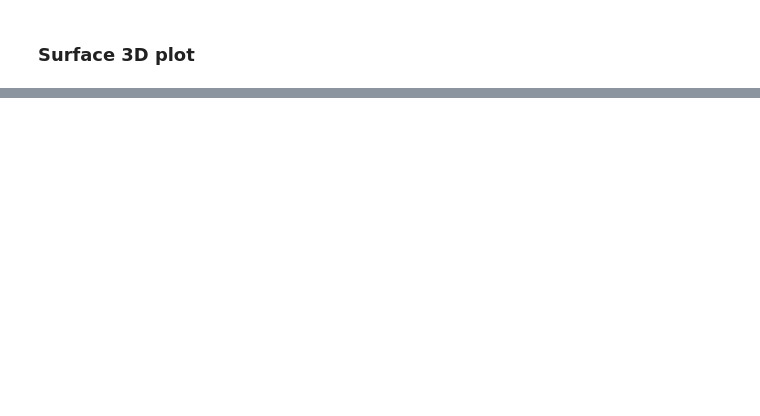
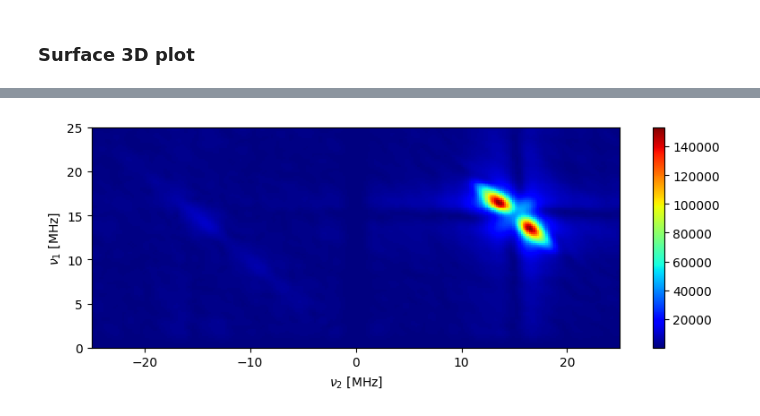
Before and after one commit to davistdaniel/EPRpy, a Jupyter notebook: docs/source/notebooks/examples.ipynb, the cells around one changed output, grey strips where cells are left out. Cells and saved outputs as stored; diff of their text form; code cells hidden in the pictures; blank space fills up the shorter version.

```diff
--- a/docs/source/notebooks/examples.ipynb
+++ b/docs/source/notebooks/examples.ipynb
@@ -265,0 +285,11 @@ fig,ax = tempo2d.plot(plot_type='surf')
+# %%
+hyscore_proc = tempo_hyscore.workflow(zf=1024) # zero fill with 1024 points
+# %%
+fig,ax=hyscore_proc.plot(plot_type="pcolor")
+fig.set_size_inches((10,3))
+ax.set_ylim((0,25))
+ax.set_xlim((-25,25))
+ax.set_xlabel(r"$\nu_{2}$"+" [MHz]")
+_=ax.set_ylabel(r"$\nu_{1}$"+" [MHz]")
+# %% [output]
+[figure, added]
```
Also changed, not shown: parts of 30 cells of this notebook, 6 other files.
